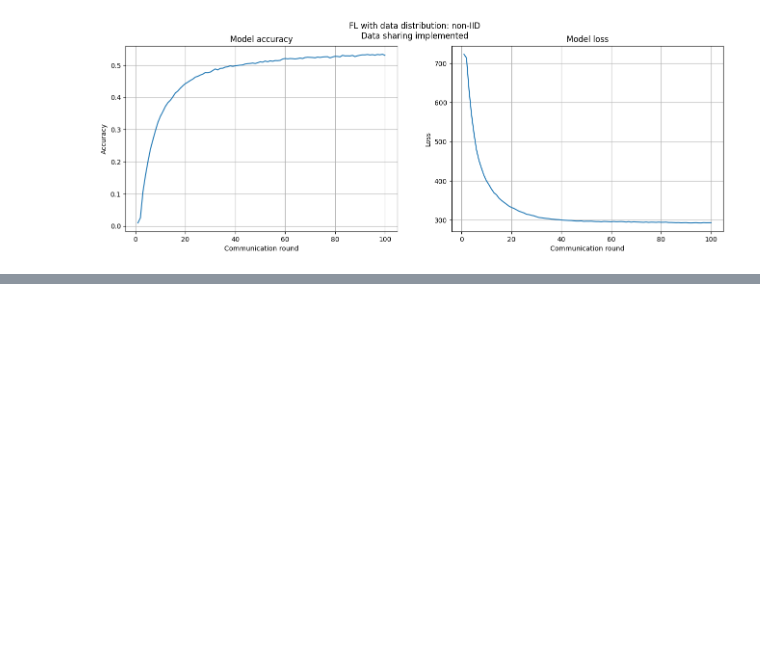
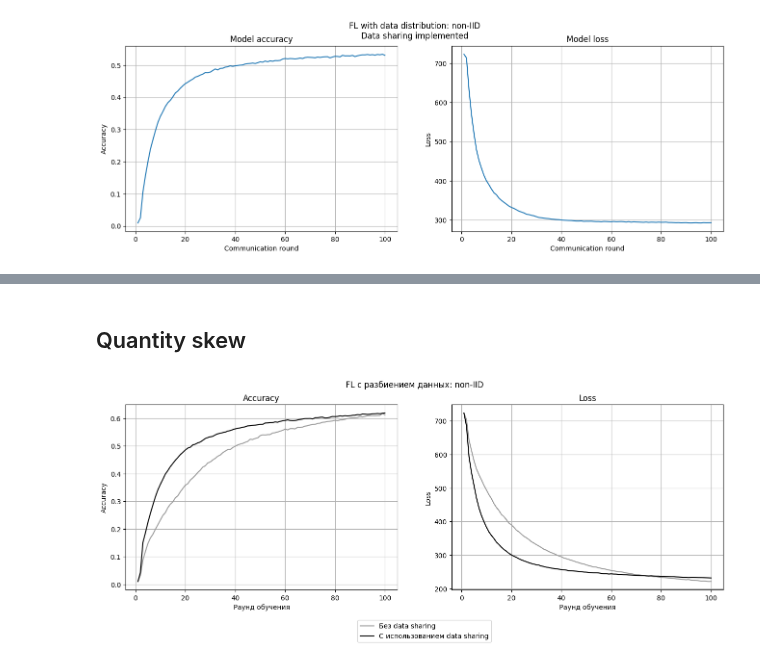
Before and after one commit to Ilyaant/federated-learning-experiments, a Jupyter notebook: plots.ipynb, the cells around one changed output, grey strips where cells are left out. Saved outputs shown, nothing was run; the diff lists cells and outputs as text; code cells hidden in the pictures; blank space fills up the shorter version.

```diff
--- a/plots.ipynb
+++ b/plots.ipynb
@@ -484,0 +416,13 @@ CIFARMediumCNN(
+# %% [markdown]
+## Quantity skew
+# %%
+plot_acc_loss_all(
+    [acc[1] for acc in history_qs_0.metrics_distributed['accuracy']],
+    [acc[1] for acc in history_qs_ds.metrics_distributed['accuracy']],
+    [l[1] for l in history_qs_0.losses_distributed],
+    [l[1] for l in history_qs_ds.losses_distributed],
+    rounds,
+    'non-IID',
+)
+# %% [output]
+[figure, added]
```
Also changed, not shown: parts of 24 cells of this notebook, 16 other files.
